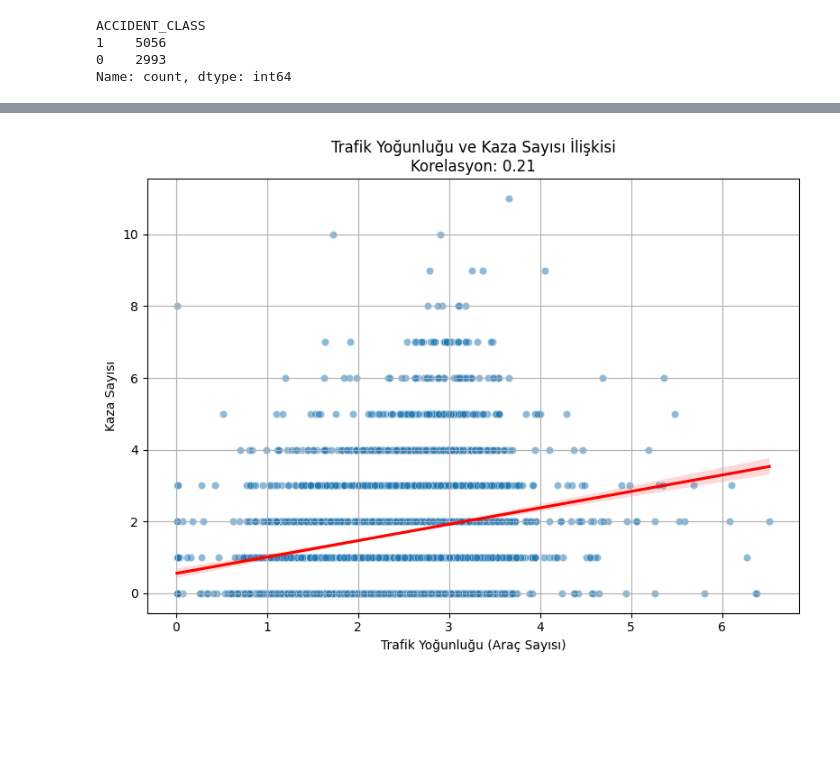
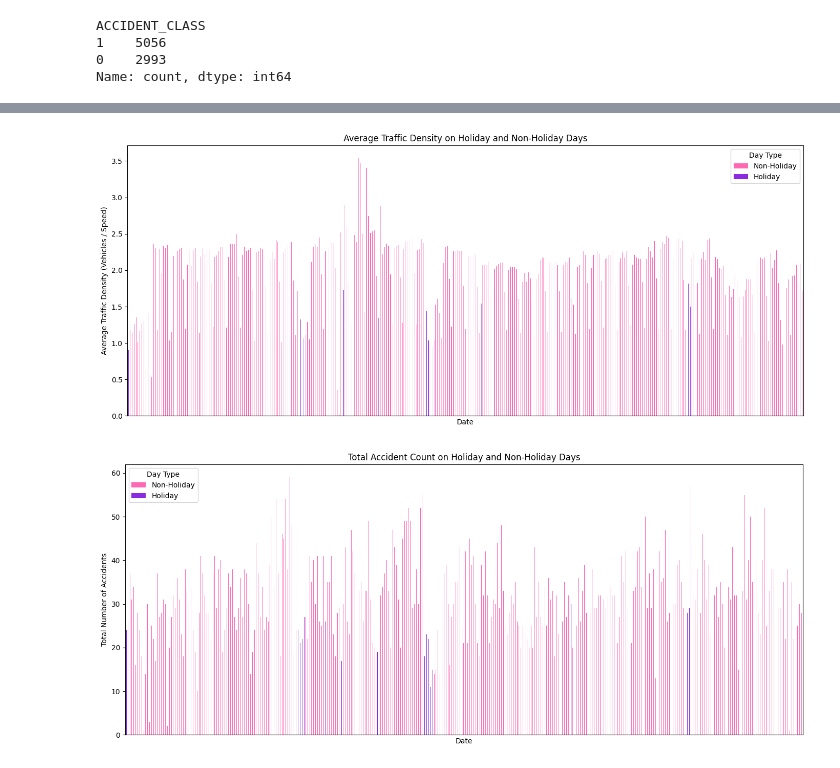
Before and after one commit to elpif13/Accident-Prediction-in-Urban-Traffic-Using-Weather-and-Congestion-Data-A-Case-Study-on-Istanbul, a Jupyter notebook: main.ipynb, the cells around one changed output, grey strips where cells are left out. Cells and saved outputs as stored; diff of their text form; code cells hidden in the pictures; blank space fills up the shorter version.

```diff
--- a/main.ipynb
+++ b/main.ipynb
@@ -321,26 +517,40 @@ plt.show()
-# %%
-import pandas as pd
-import matplotlib.pyplot as plt
-import seaborn as sns
-
-
-
-
-# Alternatif: Yoğunluk oranı (isteğe bağlı)
-df['TRAFFIC_DENSITY'] = df['AVG_VEHICLE_COUNT'] / df['AVG_AVG_SPEED']
-
-# Korelasyon hesapla
-correlation = df[['AVG_AVG_SPEED', 'ACCIDENT_COUNT']].corr().iloc[0, 1]
-
-# Grafik çizimi
-plt.figure(figsize=(8, 6))
-sns.scatterplot(x='TRAFFIC_DENSITY', y='ACCIDENT_COUNT', data=df, alpha=0.5)
-sns.regplot(x='TRAFFIC_DENSITY', y='ACCIDENT_COUNT', data=df, scatter=False, color='red')
-plt.title(f"Trafik Yoğunluğu ve Kaza Sayısı İlişkisi\nKorelasyon: {correlation:.2f}")
-plt.xlabel("Trafik Yoğunluğu (Araç Sayısı)")
-plt.ylabel("Kaza Sayısı")
-plt.grid(True)
-plt.tight_layout()
-plt.show()
-# %% [output]
-[figure, removed]
+# %%
+import pandas as pd
+import matplotlib.pyplot as plt
+
+df["DATE"] = pd.to_datetime(df["DATE"])
+
+df["TRAFFIC_DENSITY"] = df["AVG_VEHICLE_COUNT"] / df["AVG_AVG_SPEED"]
+
+daily_density = df.groupby(["DATE", "IS_HOLIDAY"])["TRAFFIC_DENSITY"].mean().reset_index()
+pivot_density = daily_density.pivot(index="DATE", columns="IS_HOLIDAY", values="TRAFFIC_DENSITY")
+pivot_density.columns = ["Non-Holiday", "Holiday"]
+
+colors = ["#FF69B4", "#8A2BE2"]  # hot pink, blue violet
+
+pivot_density.plot(kind="bar", figsize=(14, 6), color=colors)
+plt.title("Average Traffic Density on Holiday and Non-Holiday Days")
+plt.xlabel("Date")
+plt.ylabel("Average Traffic Density (Vehicles / Speed)")
+plt.legend(title="Day Type")
+plt.xticks([], [])
+plt.tight_layout()
+plt.show()
+# %% [output]
+[figure, added]
+# %%
+daily_accidents = df.groupby(["DATE", "IS_HOLIDAY"])["ACCIDENT_COUNT"].sum().reset_index()
+
+pivot_accidents = daily_accidents.pivot(index="DATE", columns="IS_HOLIDAY", values="ACCIDENT_COUNT")
+pivot_accidents.columns = ["Non-Holiday", "Holiday"]
+
+pivot_accidents.plot(kind="bar", figsize=(14, 6), color=["#FF69B4", "#8A2BE2"])  # hot pink & blue violet
+plt.title("Total Accident Count on Holiday and Non-Holiday Days")
+plt.xlabel("Date")
+plt.ylabel("Total Number of Accidents")
+plt.legend(title="Day Type")
+plt.xticks([], [])  # Hide all date labels
+plt.tight_layout()
+plt.show()
+# %% [output]
+[figure, added]
```
Also changed, not shown: parts of 20 cells of this notebook.
